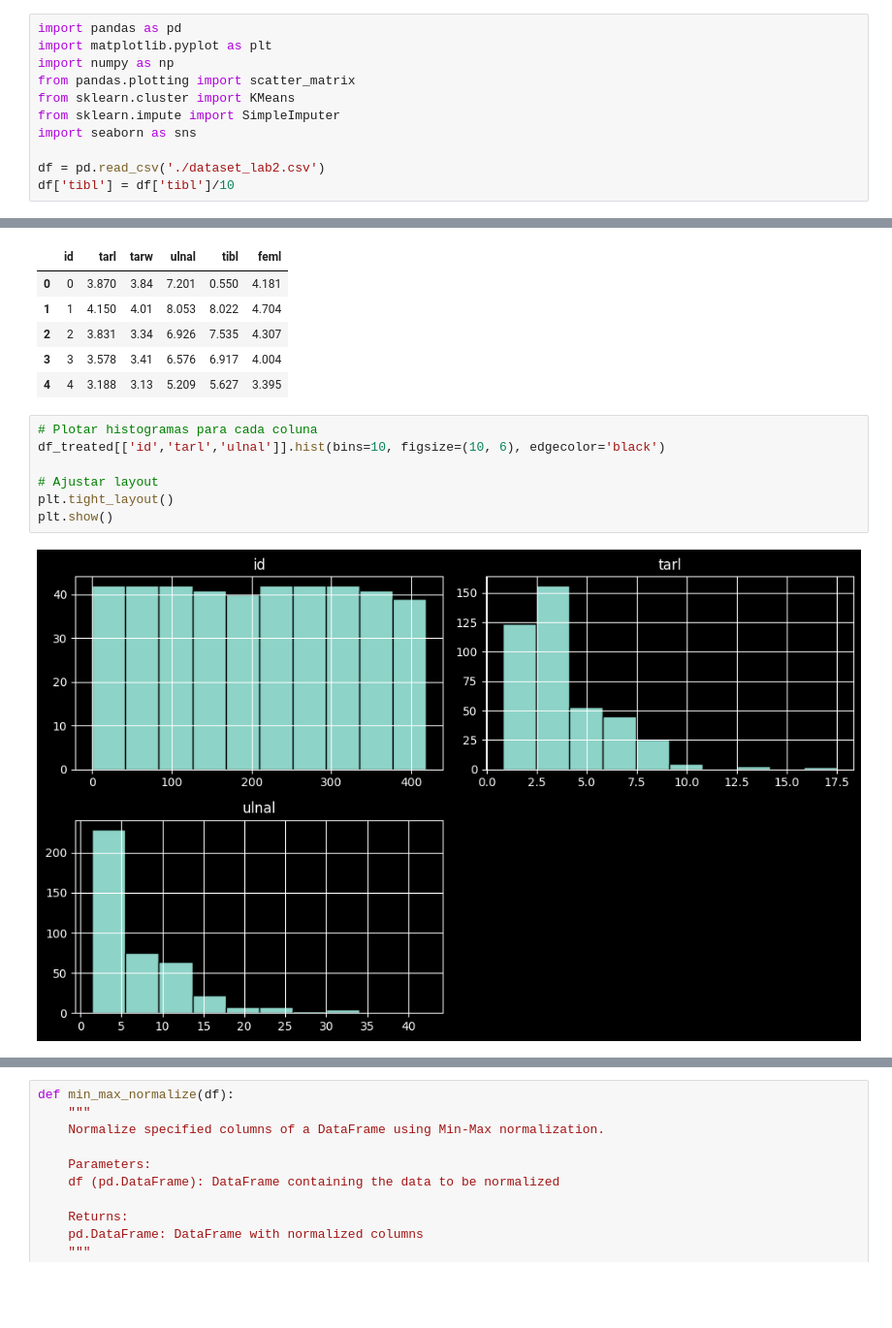
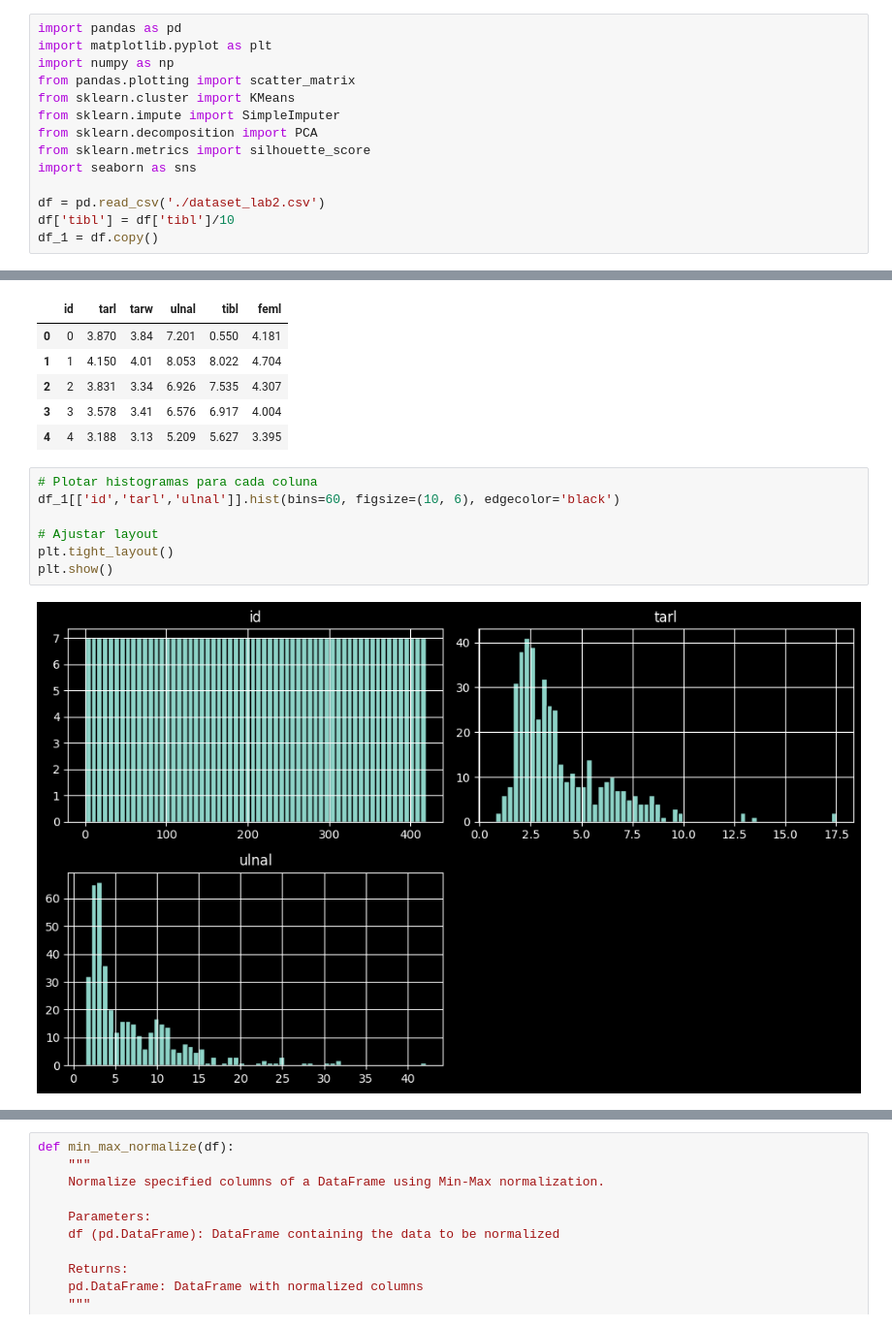
Before and after one commit to joaopcvieira/CMC-13, a Jupyter notebook: Lab2/main.ipynb, the cells around one changed output, grey strips where cells are left out. Shown at 97% size. Saved outputs shown, nothing was run; the diff lists cells and outputs as text; blank space fills up the shorter version.

```diff
--- a/Lab2/main.ipynb
+++ b/Lab2/main.ipynb
@@ -14,10 +14,13 @@ import numpy as np
 from pandas.plotting import scatter_matrix
 from sklearn.cluster import KMeans
 from sklearn.impute import SimpleImputer
+from sklearn.decomposition import PCA
+from sklearn.metrics import silhouette_score
 import seaborn as sns
 
 df = pd.read_csv('./dataset_lab2.csv')
 df['tibl'] = df['tibl']/10
+df_1 = df.copy()
 # %% [markdown]
 ## 1. Preparação dos Dados
 Primeiramente, analisa-se o aspecto geral do dataset, visualizando todas as colunas e os tipos de dados presentes.
@@ -124,10 +183,10 @@ df_treated.head()
 | 4 | 4 | 3.188 | 3.13 | 5.209 | 5.627 | 3.395 |
 # %%
 # Plotar histogramas para cada coluna
-df_treated[['id','tarl','ulnal']].hist(bins=10, figsize=(10, 6), edgecolor='black')
+df_1[['id','tarl','ulnal']].hist(bins=60, figsize=(10, 6), edgecolor='black')
 
 # Ajustar layout
 plt.tight_layout()
 plt.show()
 # %% [output]
-[figure, old version]
+[figure, new version]
```
Also changed, not shown: parts of 9 cells of this notebook.
